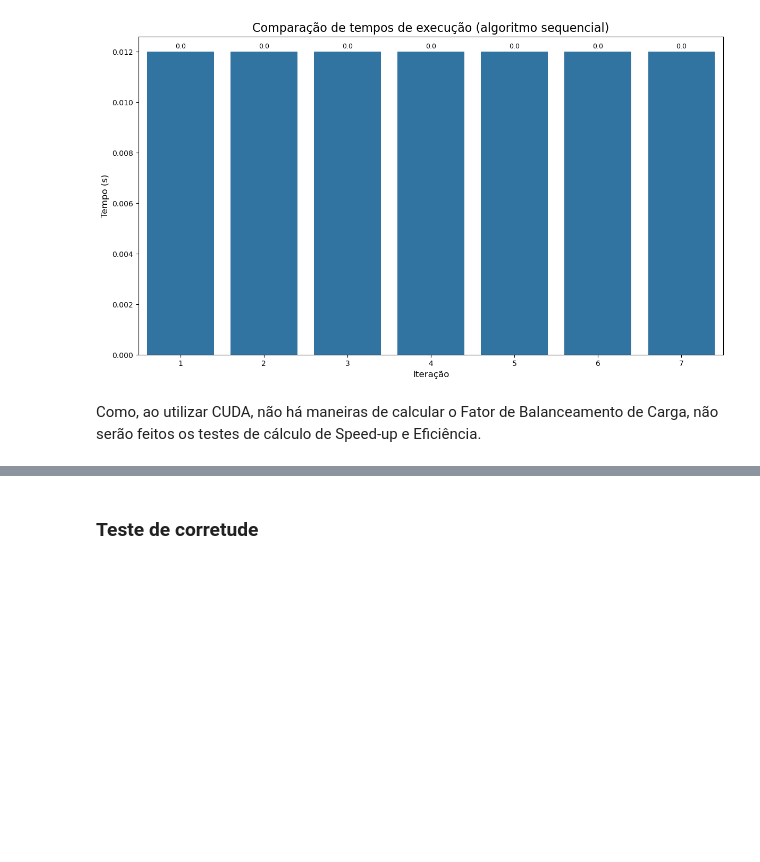
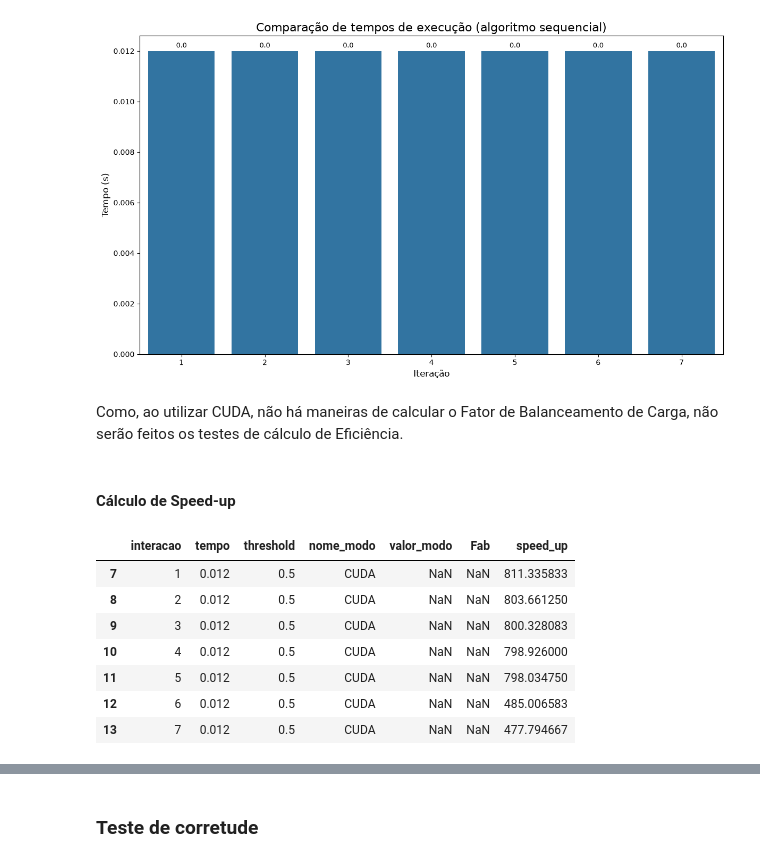
Before and after one commit to igorssant/UESC-codigos-pos-graduacao, a Jupyter notebook: processamento_paralelo/presentation/CUDA.ipynb, the cells around one changed output, grey strips where cells are left out. Saved outputs shown, nothing was run; the diff lists cells and outputs as text; code cells hidden in the pictures; blank space fills up the shorter version.

```diff
--- a/processamento_paralelo/presentation/CUDA.ipynb
+++ b/processamento_paralelo/presentation/CUDA.ipynb
@@ -510,4 +510,20 @@ plt.show()
 # %% [output]
 [figure]
 # %% [markdown]
-Como, ao utilizar CUDA, não há maneiras de calcular o Fator de Balanceamento de Carga, não serão feitos os testes de cálculo de Speed-up e Eficiência.
+Como, ao utilizar CUDA, não há maneiras de calcular o Fator de Balanceamento de Carga, não serão feitos os testes de cálculo de Eficiência.
+# %% [markdown]
+#### Cálculo de Speed-up
+# %%
+speed_up: np.ndarray = results_df[results_df["nome_modo"] == "sequencial"]["tempo"].values / results_df[results_df["nome_modo"] == "CUDA"]["tempo"].values
+
+results_df["speed_up"] = np.concatenate((np.array([1.0] * 7), speed_up))
+results_df.tail(7)
+# %% [output]
+|  | interacao | tempo | threshold | nome_modo | valor_modo | Fab | speed_up |
+| 7 | 1 | 0.012 | 0.5 | CUDA | NaN | NaN | 811.335833 |
+| 8 | 2 | 0.012 | 0.5 | CUDA | NaN | NaN | 803.661250 |
+| 9 | 3 | 0.012 | 0.5 | CUDA | NaN | NaN | 800.328083 |
+| 10 | 4 | 0.012 | 0.5 | CUDA | NaN | NaN | 798.926000 |
+| 11 | 5 | 0.012 | 0.5 | CUDA | NaN | NaN | 798.034750 |
+| 12 | 6 | 0.012 | 0.5 | CUDA | NaN | NaN | 485.006583 |
+| 13 | 7 | 0.012 | 0.5 | CUDA | NaN | NaN | 477.794667 |
```
Also changed, not shown: parts of 5 cells of this notebook.
